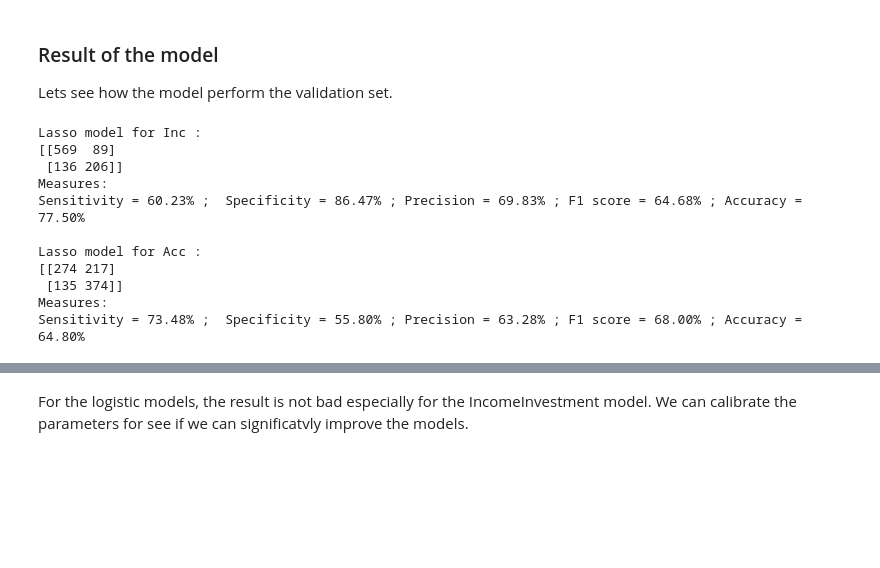
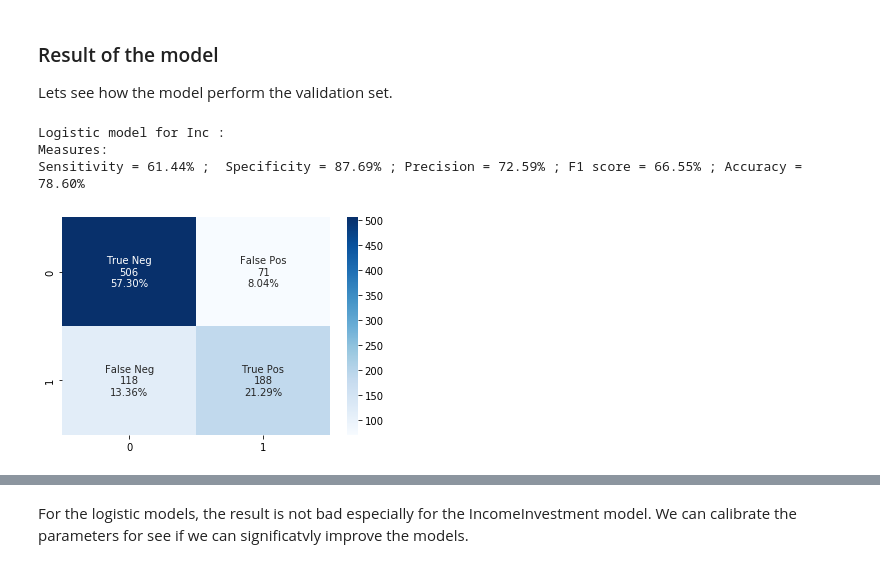
Before and after one commit to Emmalito/ML_BC2, a Jupyter notebook: src/classification.ipynb, the cells around one changed output, grey strips where cells are left out. Drawn from its saved outputs; the diff is of its cells as text; code cells hidden in the pictures; blank space fills up the shorter version.

```diff
--- a/src/classification.ipynb
+++ b/src/classification.ipynb
@@ -92,9 +92,9 @@ t_acc = dataset['AccumulationInvestment'].values == 1
 #Create the subsets
 from sklearn.model_selection import train_test_split
 
-#Train = 72 % ; Test = 10 % ; Validation = 18 %
-#X_train, X_test, Inc_train, Inc_test, Acc_train, Acc_test = train_test_split(X, t_inc, t_acc, test_size=0.1, shuffle=True, random_state=0) #Test and Train sets
-X_train, X_val, Inc_train, Inc_val, Acc_train, Acc_val = train_test_split(X, t_inc, t_acc, test_size=0.2, shuffle=True, random_state=5) #Validation set
+#Train = 70 % ; Test = 15 % ; Validation = 15 %
+X_train, X_test, Inc_train, Inc_test, Acc_train, Acc_test = train_test_split(X, t_inc, t_acc, test_size=0.15, shuffle=True, random_state=0) #Test and Train sets
+X_train, X_val, Inc_train, Inc_val, Acc_train, Acc_val = train_test_split(X, t_inc, t_acc, test_size=3/17, shuffle=True, random_state=5) #Validation set
 # %%
 plot = sns.jointplot(data=X_train, x=X_train[:,3], y=X_train[:,0], hue=Inc_train, size=10)
 # %% [output]
@@ -186,22 +293,18 @@ Lets see how the model perform the validation set.
 from sklearn.metrics import confusion_matrix
 
 # IncomeInvesstisment prediction
-predInc = logIncMod.predict(X_val)
-predLassoInc = lassoIncModel.predict(X_val)
-predRidgeInc = ridgeIncModel.predict(X_val)
-predPerceptronInc = prcptIncMod.predict(X_val)
+predLogInc = logIncMod.predict(X_val)
+#predPerceptronInc = prcptIncMod.predict(X_val)
 predRFInc = rfModInc.predict(X_val)
 predNnInc = nnIncMod.predict(X_val)
-predKnnInc = knnIncMod.predict(X_val)
+#predKnnInc = knnIncMod.predict(X_val)
 
 # AccumuulentInvt prediction
-predAcc = logAccMod.predict(X_val)
-predLassoAcc = lassoAccModel.predict(X_val)
-predRidgeAcc = ridgeAccModel.predict(X_val)
-predPerceptronAcc = prcptAccMod.predict(X_val)
+predLogAcc = logAccMod.predict(X_val)
+#predPerceptronAcc = prcptAccMod.predict(X_val)
 predRFAcc = rfModAcc.predict(X_val)
 predNnAcc = nnAccMod.predict(X_val)
-predKnnAcc = knnAccMod.predict(X_val)
+#predKnnAcc = knnAccMod.predict(X_val)
 # %%
 def valueModel(model, isInc=1):
     if isInc:
@@ -234,20 +337,10 @@ def confusionMat(prediction, isInc=1, plot=False):
     print()
 # %%
 #Logistic model
-print("Lasso model for Inc : ")
-confusionMat(predLassoInc)
-
-print("Lasso model for Acc : ")
-confusionMat(predLassoAcc, 0)
+print("Logistic model for Inc : ")
+confusionMat(predLogInc, plot=True)
 # %% [output]
-Lasso model for Inc :
-[[569  89]
- [136 206]]
+Logistic model for Inc :
 Measures:
-Sensitivity = 60.23% ;  Specificity = 86.47% ; Precision = 69.83% ; F1 score = 64.68% ; Accuracy = 77.50%
-
-Lasso model for Acc :
-[[274 217]
- [135 374]]
-Measures:
-Sensitivity = 73.48% ;  Specificity = 55.80% ; Precision = 63.28% ; F1 score = 68.00% ; Accuracy = 64.80%
+Sensitivity = 61.44% ;  Specificity = 87.69% ; Precision = 72.59% ; F1 score = 66.55% ; Accuracy = 78.60%
+[figure, added]
```
Also changed, not shown: parts of 29 cells of this notebook.
